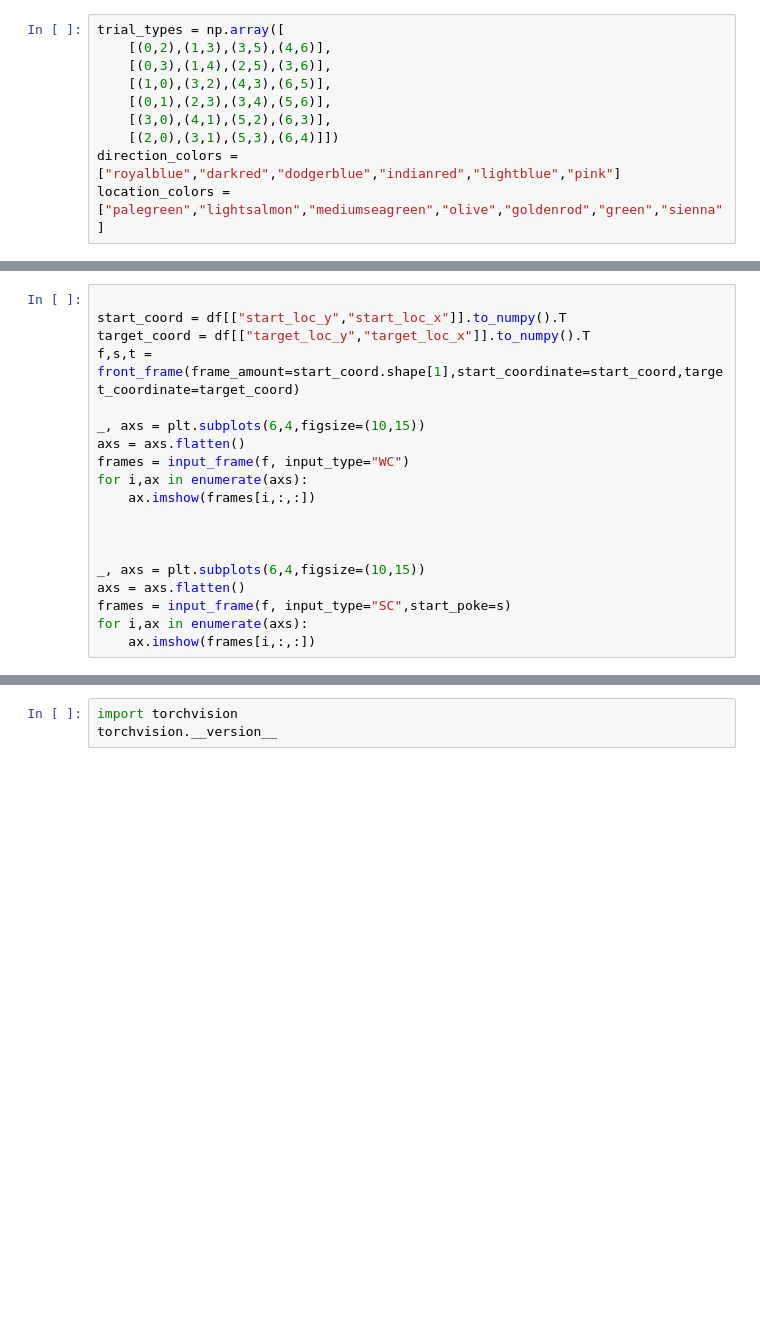
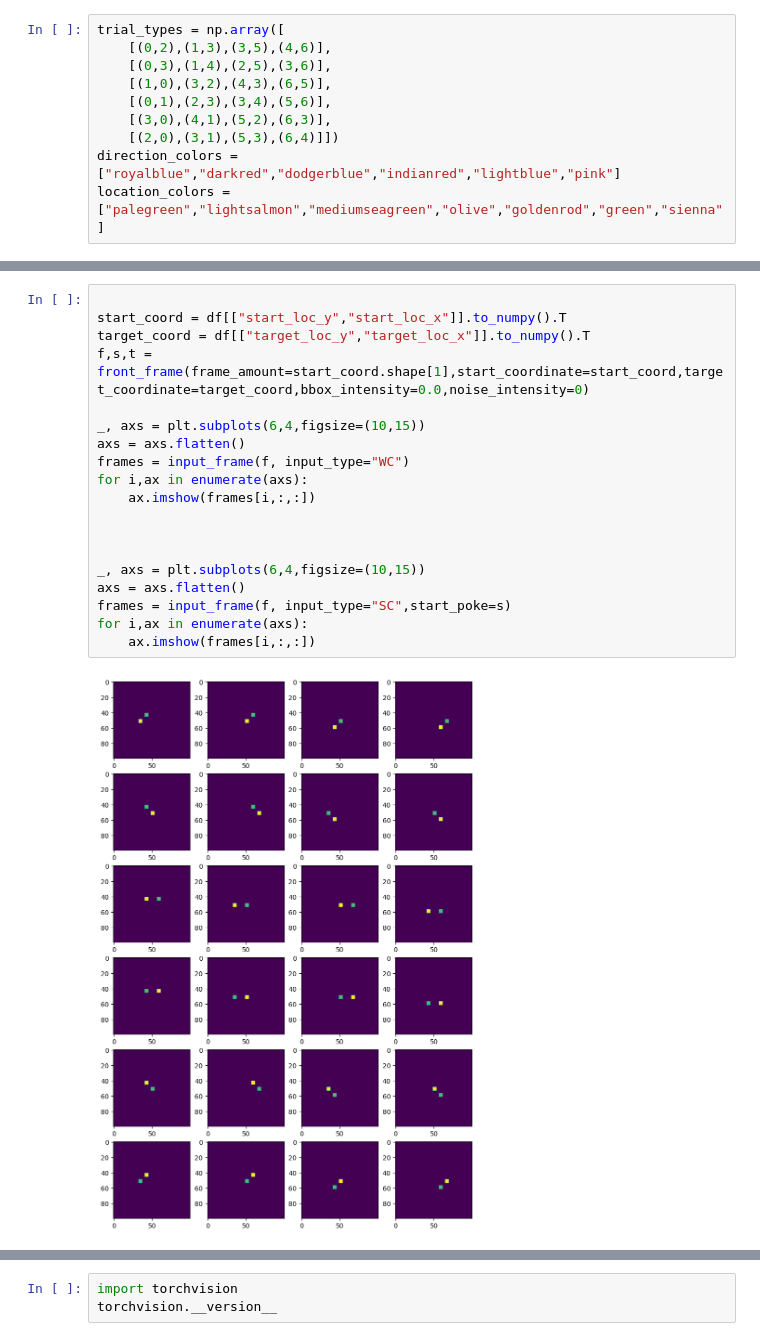
Before and after one commit to TimoFlesch/ego-allo-rsa, a Jupyter notebook: notebooks/scratchpad.ipynb, the cells around one changed output, grey strips where cells are left out. Drawn from its saved outputs; the diff is of its cells as text; blank space fills up the shorter version.

```diff
--- a/notebooks/scratchpad.ipynb
+++ b/notebooks/scratchpad.ipynb
@@ -102,19 +129,21 @@ for i,ax in enumerate(axs):
 # %%
 
 start_coord = df[["start_loc_y","start_loc_x"]].to_numpy().T
 target_coord = df[["target_loc_y","target_loc_x"]].to_numpy().T
-f,s,t = front_frame(frame_amount=start_coord.shape[1],start_coordinate=start_coord,target_coordinate=target_coord)
+f,s,t = front_frame(frame_amount=start_coord.shape[1],start_coordinate=start_coord,target_coordinate=target_coord,bbox_intensity=0.0,noise_intensity=0)
 
 _, axs = plt.subplots(6,4,figsize=(10,15))
 axs = axs.flatten()
 frames = input_frame(f, input_type="WC")
 for i,ax in enumerate(axs):
     ax.imshow(frames[i,:,:])
 
 
 
 _, axs = plt.subplots(6,4,figsize=(10,15))
 axs = axs.flatten()
 frames = input_frame(f, input_type="SC",start_poke=s)
 for i,ax in enumerate(axs):
     ax.imshow(frames[i,:,:])
+# %% [output]
+[figure, added]
```
Also changed, not shown: parts of 6 cells of this notebook, 1 other file.
